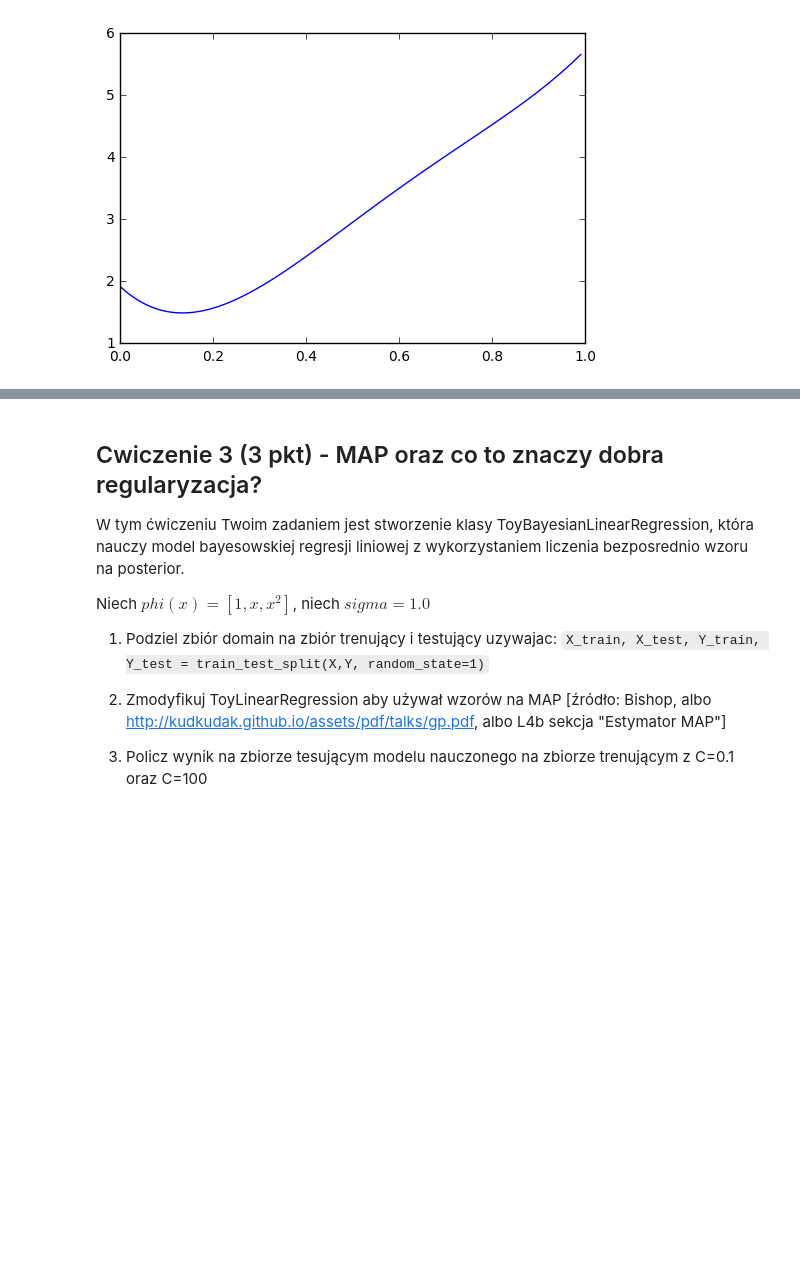
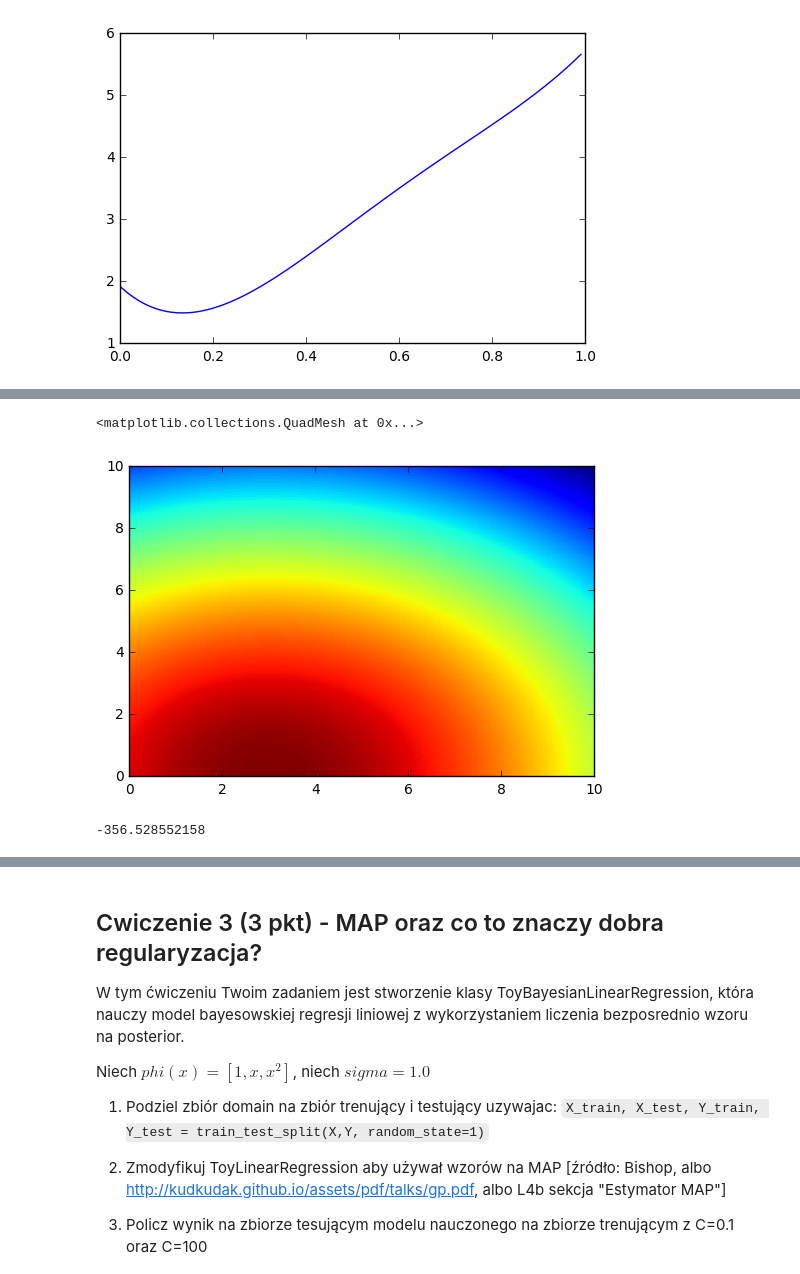
Before and after one commit to Szarad/rozwiazania_ml2017, a Jupyter notebook: L3a.ipynb, the cells around one changed output, grey strips where cells are left out. Cells and saved outputs as stored; diff of their text form; code cells hidden in the pictures; blank space fills up the shorter version.

```diff
--- a/L3a.ipynb
+++ b/L3a.ipynb
@@ -227,3 +232,51 @@ def loglikelihood(w, X, Y, phi=lambda x: [1, x], sigma=1.0):
+# %%
+nx=200;
+ny=200
+xvalues = np.array(np.linspace(0, 10, nx))
+yvalues = np.array(np.linspace(0, 10, ny))
+w0=0.88
+priors=np.empty([nx,ny])
+for x in range(nx):
+    for y in range(ny):
+        #print np.mat([0.88, xvalues[x],yvalues[y]])
+
+        priors[x][y] = prior(np.matrix([w0, xvalues[x],yvalues[y]]), 100)
+#ListaKolorow = plt.cm.Set3(np.linspace(0, 1, 12))
+plt.pcolormesh(xvalues,yvalues,priors.T)
+# %% [output]
+<matplotlib.collections.QuadMesh at 0x...>
+[figure, added]
+# %%
+from scipy.stats import norm
+
+def loglikelihood(X,Y,w,phi=lambda x: [1, x], sigma=1.0):
+
+
+    lh=0
+    for i in range(len(X)):
+        p_mean = 2*X[i]+0.1
+        lh += np.log(norm.pdf(Y[i], p_mean, sigma))
+    print lh
+
+
+
+def y(x,m,b,mu=0,sigma=1):
+    return m*x + b + np.random.normal(mu,sigma,1)[0]
+w=np.array([2,3])
+N = 101
+M = 2
+t = np.empty(N)
+domain_bound = 1.0/N
+domain = np.empty(N)
+
+for i in range(N):
+    domain[i] = i*domain_bound
+
+for i in range(N):
+    t[i] = y(x=domain[i],m=4.89,b=0.57)
+loglikelihood(domain,t, w,phi=lambda x: [1, x])
+# %% [output]
+-356.528552158
 # %% [markdown]
 # Ewaluacja
 
```
Also changed, not shown: parts of 6 cells of this notebook.
